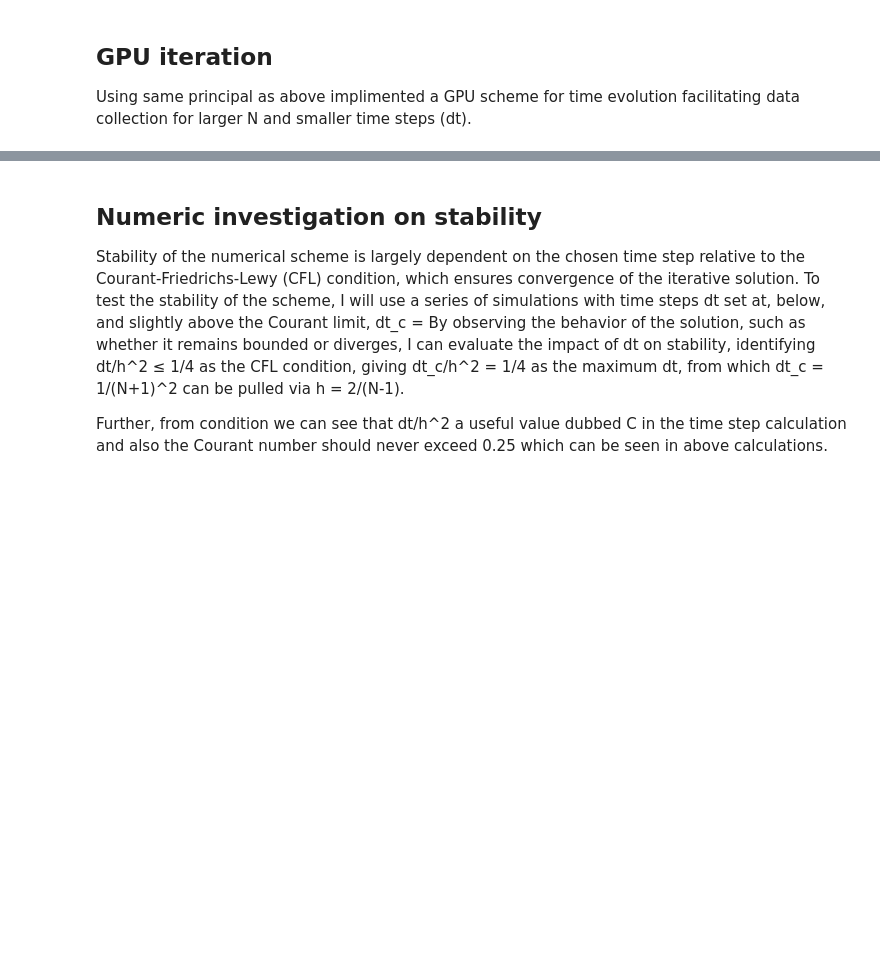
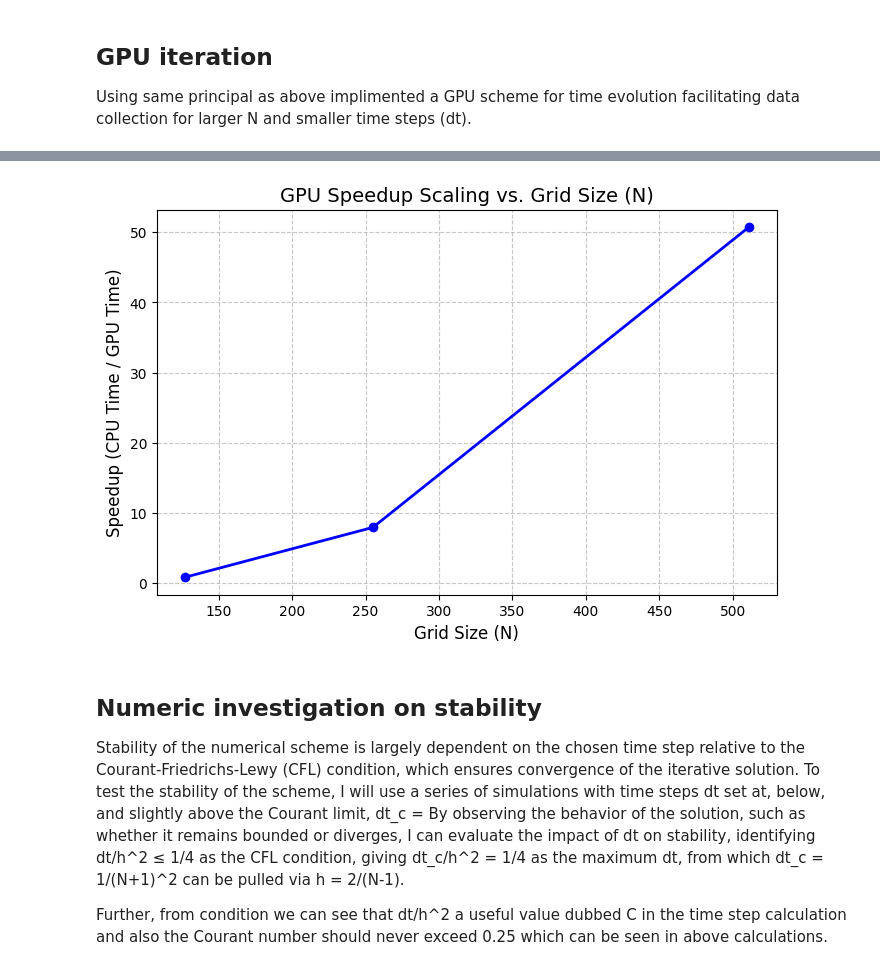
Before and after one commit to jonah-donaldson/Python-Parallelisation, a Jupyter notebook: Heat Propagation.ipynb, the cells around one changed output, grey strips where cells are left out. Cells and saved outputs as stored; diff of their text form; code cells hidden in the pictures; blank space fills up the shorter version.

Commit message:
Uploaded new version of Heat Propagation Optimised GPU and CPU timachine functions Added CPU vs GPU speedup benchmark Added NaN or inf check to GPU timemachine.

```diff
--- a/Heat_Propagation.ipynb
+++ b/Heat Propagation.ipynb
@@ -373,0 +393,26 @@ float64
+# %%
+# CPU VS GPU speed for range of N X N grids, using ideal timestep
+N_list = [127, 255, 511]
+CPU_runtimes = []
+GPU_runtimes = []
+Speedups = []
+
+for N in N_list:
+    dt = 1/(N-1)**2  # Largest possible dt while remaining stable
+
+    # Run CPU
+    CPUres = Numba_CPU_timemachine(N, dt)
+    CPU_runtimes.append(CPUres['runtime'])
+    print('\n')
+
+    # Run GPU
+    GPUres = Cuda_GPU_timemachine(N, dt)
+    GPU_runtimes.append(GPUres['runtime'])
+    print('\n')
+
+    # Calculate and print speedup immediately so you don't have to wait for N=511 to finish
+    current_speedup = CPUres['runtime'] / GPUres['runtime']
+    Speedups.append(current_speedup)
+    print(f"=========================================")
+    print(f" Speedup for N={N}: {current_speedup:.2f}x ")
+    print(f"=========================================\n")
@@ -374,3 +437,17 @@ float64
+# %%
+# Plot the results
+plt.figure(figsize=(8, 5))
+plt.plot(N_list, Speedups, marker='o', linestyle='-', linewidth=2, color='b')
+
+# Formatting the chart
+plt.title('GPU Speedup Scaling vs. Grid Size (N)', fontsize=14)
+plt.xlabel('Grid Size (N)', fontsize=12)
+plt.ylabel('Speedup (CPU Time / GPU Time)', fontsize=12)
+plt.grid(True, linestyle='--', alpha=0.7)
+
+plt.show()
+# %% [output]
+[figure, added]
 # %% [markdown]
 ## Numeric investigation on stability
 Stability of the numerical scheme is largely dependent on the chosen time step relative to the Courant-Friedrichs-Lewy (CFL) condition, which ensures convergence of the iterative solution. To test the stability of the scheme, I will use a series of simulations with time steps dt set at, below, and slightly above the Courant limit, dt_c =  By observing the behavior of the solution, such as whether it remains bounded or diverges, I can evaluate the impact of dt on stability, identifying dt/h^2 ≤ 1/4 as the CFL condition, giving
```
Also changed, not shown: parts of 15 cells of this notebook.
